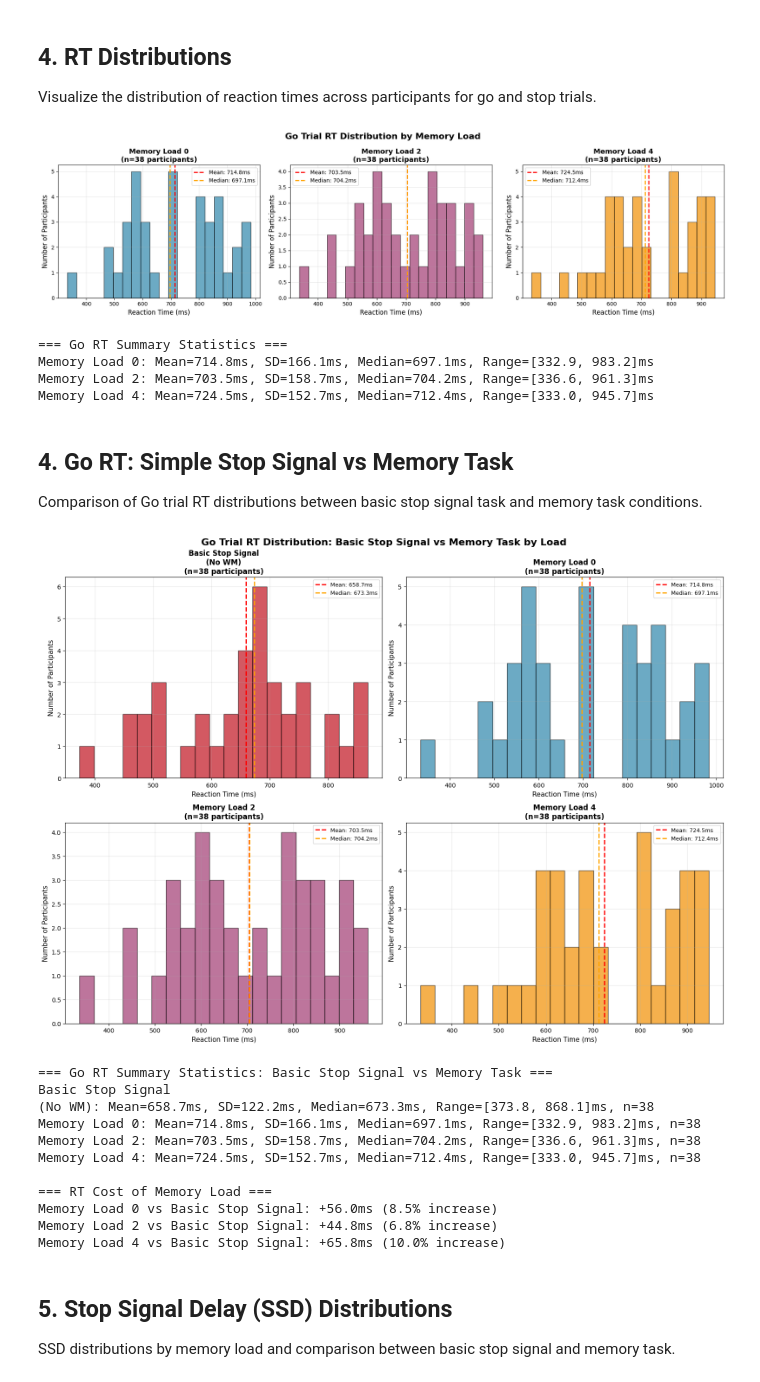
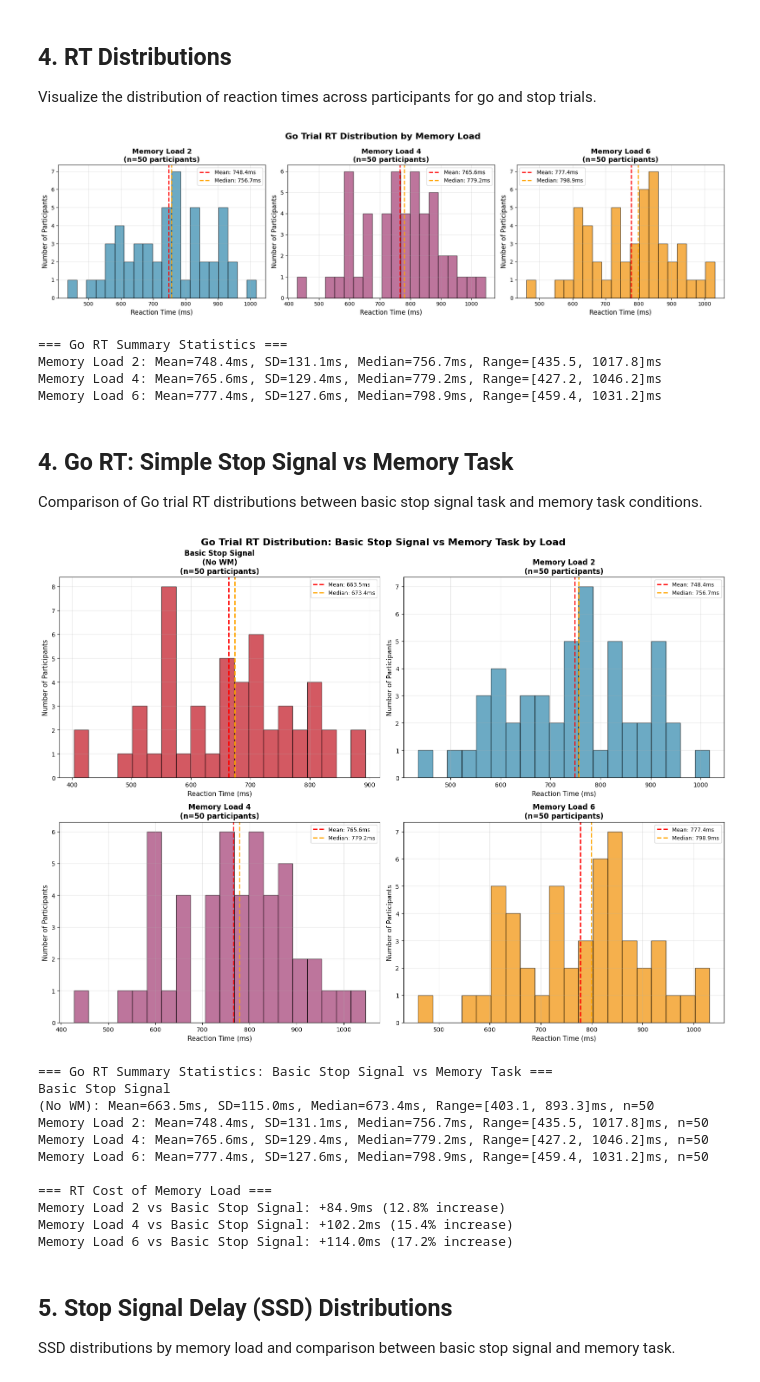
Before and after one commit to lynde-wolf/stop_signal_nested_memory_highload_analysis, a Jupyter notebook: notebooks/visualization_notebook.ipynb, the cells around one changed output. Saved outputs shown, nothing was run; the diff lists cells and outputs as text; code cells hidden in the pictures.

```diff
--- a/notebooks/visualization_notebook.ipynb
+++ b/notebooks/visualization_notebook.ipynb
@@ -137,9 +137,9 @@ fig.suptitle('Go Trial RT Distribution by Memory Load', fontsize=16, fontweight=
 
 colors = ['#2E86AB', '#A23B72', '#F18F01']  # Blue, Purple, Orange
 conditions = [
-    ('Memory Load 0', 'dual_task_go_wm0_mean_rt', colors[0]),
-    ('Memory Load 2', 'dual_task_go_wm2_mean_rt', colors[1]),
-    ('Memory Load 4', 'dual_task_go_wm4_mean_rt', colors[2])
+    ('Memory Load 2', 'dual_task_go_wm2_mean_rt', colors[0]),
+    ('Memory Load 4', 'dual_task_go_wm4_mean_rt', colors[1]),
+    ('Memory Load 6', 'dual_task_go_wm6_mean_rt', colors[2])
 ]
 
 for idx, (label, column, color) in enumerate(conditions):
@@ -173,11 +173,11 @@ for label, column, _ in conditions:
     print(f"{label}: Mean={data.mean():.1f}ms, SD={data.std():.1f}ms, "
           f"Median={data.median():.1f}ms, Range=[{data.min():.1f}, {data.max():.1f}]ms")
 # %% [output]
-[figure, old version]
+[figure, new version]
 === Go RT Summary Statistics ===
-Memory Load 0: Mean=714.8ms, SD=166.1ms, Median=697.1ms, Range=[332.9, 983.2]ms
-Memory Load 2: Mean=703.5ms, SD=158.7ms, Median=704.2ms, Range=[336.6, 961.3]ms
-Memory Load 4: Mean=724.5ms, SD=152.7ms, Median=712.4ms, Range=[333.0, 945.7]ms
+Memory Load 2: Mean=748.4ms, SD=131.1ms, Median=756.7ms, Range=[435.5, 1017.8]ms
+Memory Load 4: Mean=765.6ms, SD=129.4ms, Median=779.2ms, Range=[427.2, 1046.2]ms
+Memory Load 6: Mean=777.4ms, SD=127.6ms, Median=798.9ms, Range=[459.4, 1031.2]ms
 # %% [markdown]
 ## 4. Go RT: Simple Stop Signal vs Memory Task
 
@@ -191,9 +191,9 @@ fig.suptitle('Go Trial RT Distribution: Basic Stop Signal vs Memory Task by Load
 colors = ['#C1121F', '#2E86AB', '#A23B72', '#F18F01']  # Red, Blue, Purple, Orange
 all_conditions = [
     ('Basic Stop Signal\n(No WM)', 'go_mean_rt', metrics_data_stop, colors[0], axes[0, 0]),
-    ('Memory Load 0', 'dual_task_go_wm0_mean_rt', metrics_data_wm, colors[1], axes[0, 1]),
-    ('Memory Load 2', 'dual_task_go_wm2_mean_rt', metrics_data_wm, colors[2], axes[1, 0]),
-    ('Memory Load 4', 'dual_task_go_wm4_mean_rt', metrics_data_wm, colors[3], axes[1, 1])
+    ('Memory Load 2', 'dual_task_go_wm2_mean_rt', metrics_data_wm, colors[1], axes[0, 1]),
+    ('Memory Load 4', 'dual_task_go_wm4_mean_rt', metrics_data_wm, colors[2], axes[1, 0]),
+    ('Memory Load 6', 'dual_task_go_wm6_mean_rt', metrics_data_wm, colors[3], axes[1, 1])
 ]
 
 rt_summary = {}
@@ -216,46 +216,46 @@ for label, column, data_source, color, ax in all_conditions:
     ax.set_ylabel('Number of Participants', fontsize=11)
     ax.set_title(f'{label}\n(n={len(data)} participants)', fontsize=12, fontweight='bold')
     ax.legend(fontsize=9)
     ax.grid(True, alpha=0.3)
 
     # Store summary stats
     rt_summary[label] = {
         'mean': mean_val,
         'median': median_val,
         'sd': data.std(),
         'min': data.min(),
         'max': data.max(),
         'n': len(data)
     }
 
 plt.tight_layout()
 plt.show()
 
 # Print summary statistics
 print("\n=== Go RT Summary Statistics: Basic Stop Signal vs Memory Task ===")
 for label, stats in rt_summary.items():
     print(f"{label}: Mean={stats['mean']:.1f}ms, SD={stats['sd']:.1f}ms, "
           f"Median={stats['median']:.1f}ms, Range=[{stats['min']:.1f}, {stats['max']:.1f}]ms, n={stats['n']}")
 
 # Calculate RT cost of WM load
 print("\n=== RT Cost of Memory Load ===")
 baseline_mean = rt_summary['Basic Stop Signal\n(No WM)']['mean']
-for load in ['Memory Load 0', 'Memory Load 2', 'Memory Load 4']:
+for load in ['Memory Load 2', 'Memory Load 4', 'Memory Load 6']:
     cost = rt_summary[load]['mean'] - baseline_mean
     print(f"{load} vs Basic Stop Signal: +{cost:.1f}ms ({cost/baseline_mean*100:.1f}% increase)")
 # %% [output]
-[figure, old version]
+[figure, new version]
 === Go RT Summary Statistics: Basic Stop Signal vs Memory Task ===
 Basic Stop Signal
-(No WM): Mean=658.7ms, SD=122.2ms, Median=673.3ms, Range=[373.8, 868.1]ms, n=38
-Memory Load 0: Mean=714.8ms, SD=166.1ms, Median=697.1ms, Range=[332.9, 983.2]ms, n=38
-Memory Load 2: Mean=703.5ms, SD=158.7ms, Median=704.2ms, Range=[336.6, 961.3]ms, n=38
-Memory Load 4: Mean=724.5ms, SD=152.7ms, Median=712.4ms, Range=[333.0, 945.7]ms, n=38
+(No WM): Mean=663.5ms, SD=115.0ms, Median=673.4ms, Range=[403.1, 893.3]ms, n=50
+Memory Load 2: Mean=748.4ms, SD=131.1ms, Median=756.7ms, Range=[435.5, 1017.8]ms, n=50
+Memory Load 4: Mean=765.6ms, SD=129.4ms, Median=779.2ms, Range=[427.2, 1046.2]ms, n=50
+Memory Load 6: Mean=777.4ms, SD=127.6ms, Median=798.9ms, Range=[459.4, 1031.2]ms, n=50
 
 === RT Cost of Memory Load ===
-Memory Load 0 vs Basic Stop Signal: +56.0ms (8.5% increase)
-Memory Load 2 vs Basic Stop Signal: +44.8ms (6.8% increase)
-Memory Load 4 vs Basic Stop Signal: +65.8ms (10.0% increase)
+Memory Load 2 vs Basic Stop Signal: +84.9ms (12.8% increase)
+Memory Load 4 vs Basic Stop Signal: +102.2ms (15.4% increase)
+Memory Load 6 vs Basic Stop Signal: +114.0ms (17.2% increase)
 # %% [markdown]
 ## 5. Stop Signal Delay (SSD) Distributions
 
```
Also changed, not shown: parts of 21 cells of this notebook, 7 other files.
